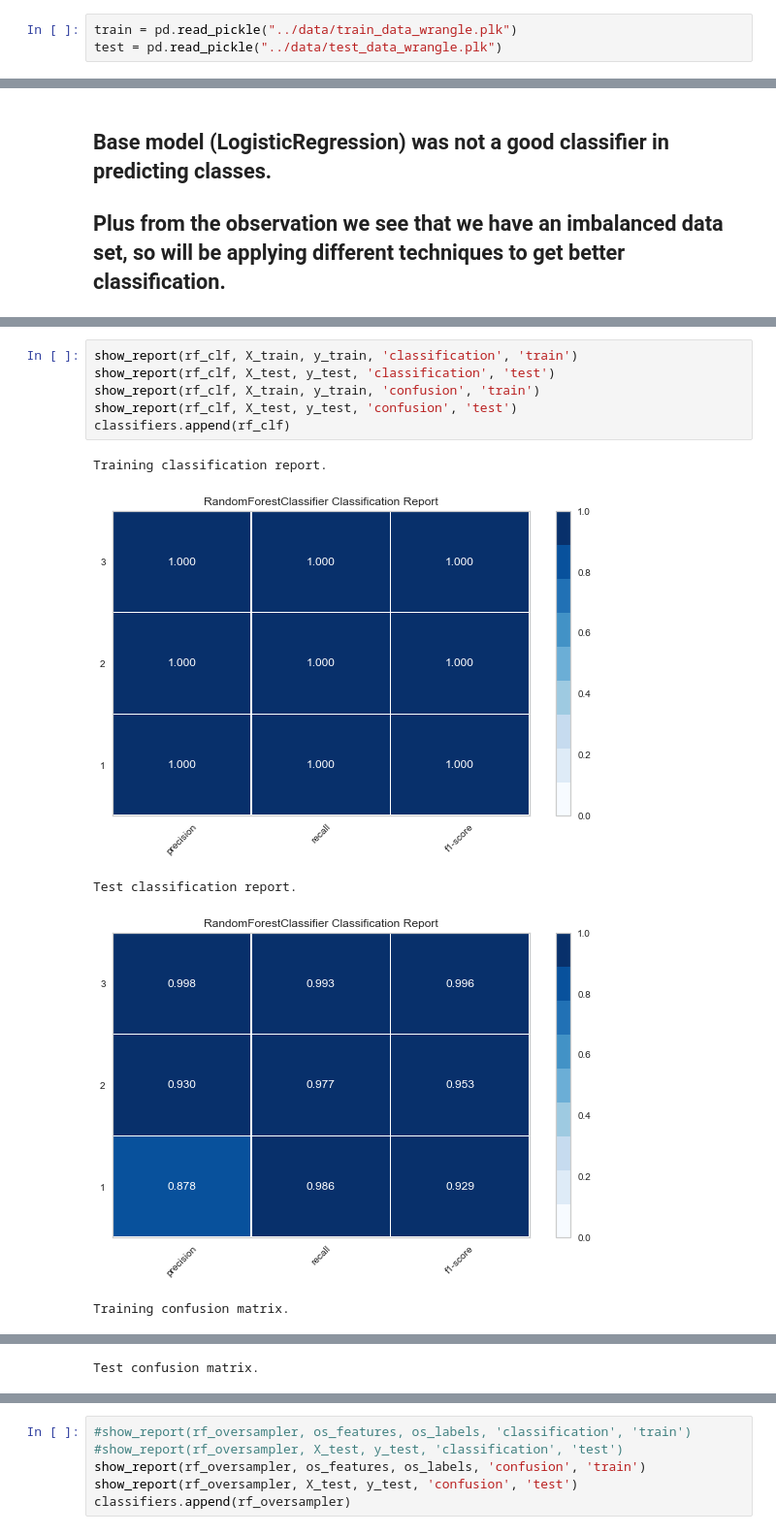
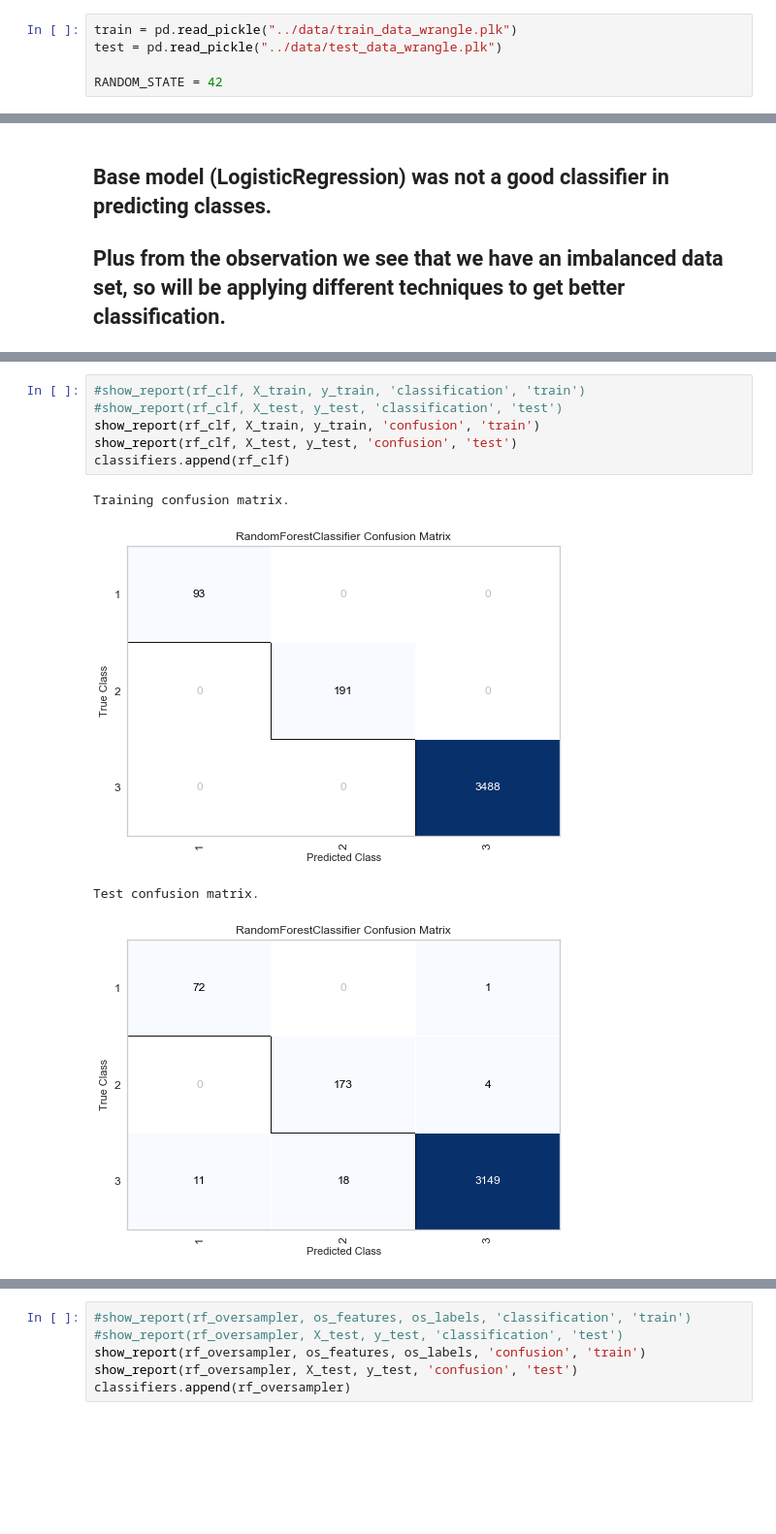
Before and after one commit to rahul7a/thyroid-classification, a Jupyter notebook: MachineLearning/ModelingAndMachineLearning.ipynb, the cells around one changed output, grey strips where cells are left out. Shown at 97% size. Drawn from its saved outputs; the diff is of its cells as text; blank space fills up the shorter version.

```diff
--- a/MachineLearning/ModelingAndMachineLearning.ipynb
+++ b/MachineLearning/ModelingAndMachineLearning.ipynb
@@ -9,6 +9,8 @@ import seaborn as sns
 # %%
 train = pd.read_pickle("../data/train_data_wrangle.plk")
 test = pd.read_pickle("../data/test_data_wrangle.plk")
+
+RANDOM_STATE = 42
 # %%
 print(train['class'].unique(), ' ', test['class'].unique())
 # %% [output]
@@ -222,12 +225,11 @@ Accuracy score of classifier on test is 0.991831971995
 # %%
-show_report(rf_clf, X_train, y_train, 'classification', 'train')
-show_report(rf_clf, X_test, y_test, 'classification', 'test')
+#show_report(rf_clf, X_train, y_train, 'classification', 'train')
+#show_report(rf_clf, X_test, y_test, 'classification', 'test')
 show_report(rf_clf, X_train, y_train, 'confusion', 'train')
 show_report(rf_clf, X_test, y_test, 'confusion', 'test')
 classifiers.append(rf_clf)
 # %% [output]
-Training classification report.
+Training confusion matrix.
-[figure, old version]
+[figure, new version]
-Test classification report.
+Test confusion matrix.
-[figure, old version]
+[figure, new version]
-Training confusion matrix.
@@ -235 +235,0 @@ Training confusion matrix.
-Test confusion matrix.
```
Also changed, not shown: parts of 36 cells of this notebook.
